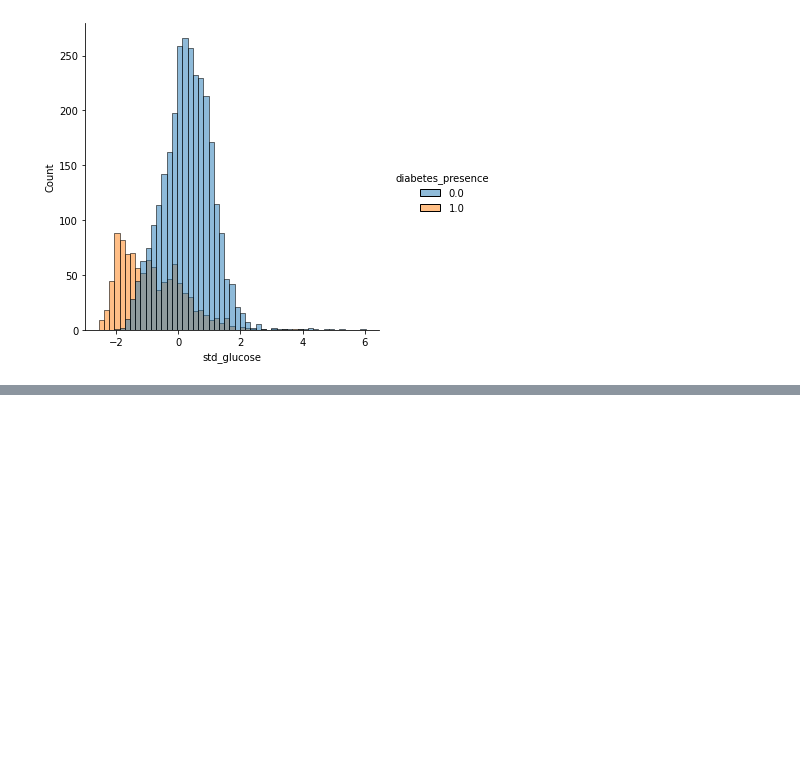
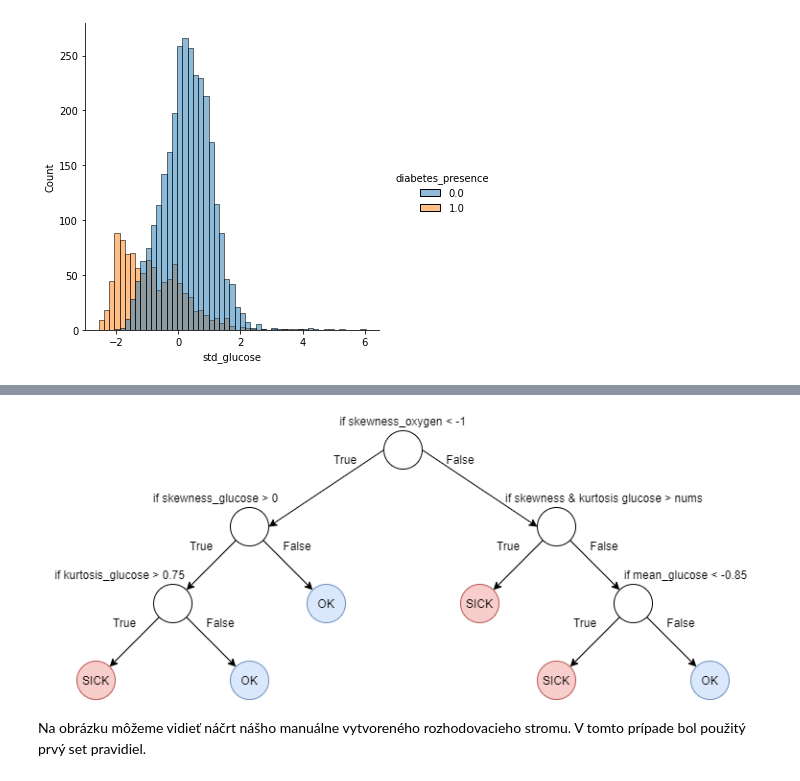
Before and after one commit to xsipka/FIIT_IAU_Projekt, a Jupyter notebook: phase_3.ipynb, the cells around one changed output, grey strips where cells are left out. Drawn from its saved outputs; the diff is of its cells as text; code cells hidden in the pictures; blank space fills up the shorter version.

```diff
--- a/phase_3.ipynb
+++ b/phase_3.ipynb
@@ -328,0 +413,8 @@ F1 score:  0.8655097613882863
+# %%
+from IPython.display import Image
+Image("images/xd.png")
+# %% [output]
+[figure, added]
+# %% [markdown]
+Na obrázku môžeme vidieť náčrt nášho manuálne vytvoreného rozhodovacieho stromu. V tomto prípade bol použitý prvý set
+pravidiel.
```
Also changed, not shown: parts of 11 cells of this notebook, 1 other file.
